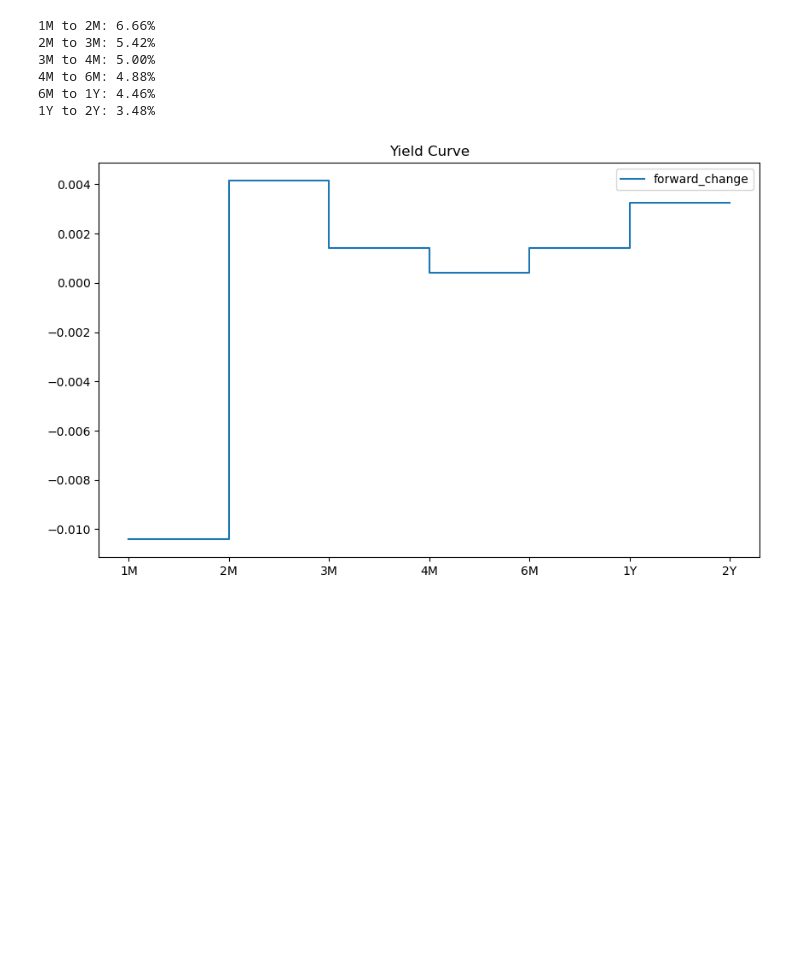
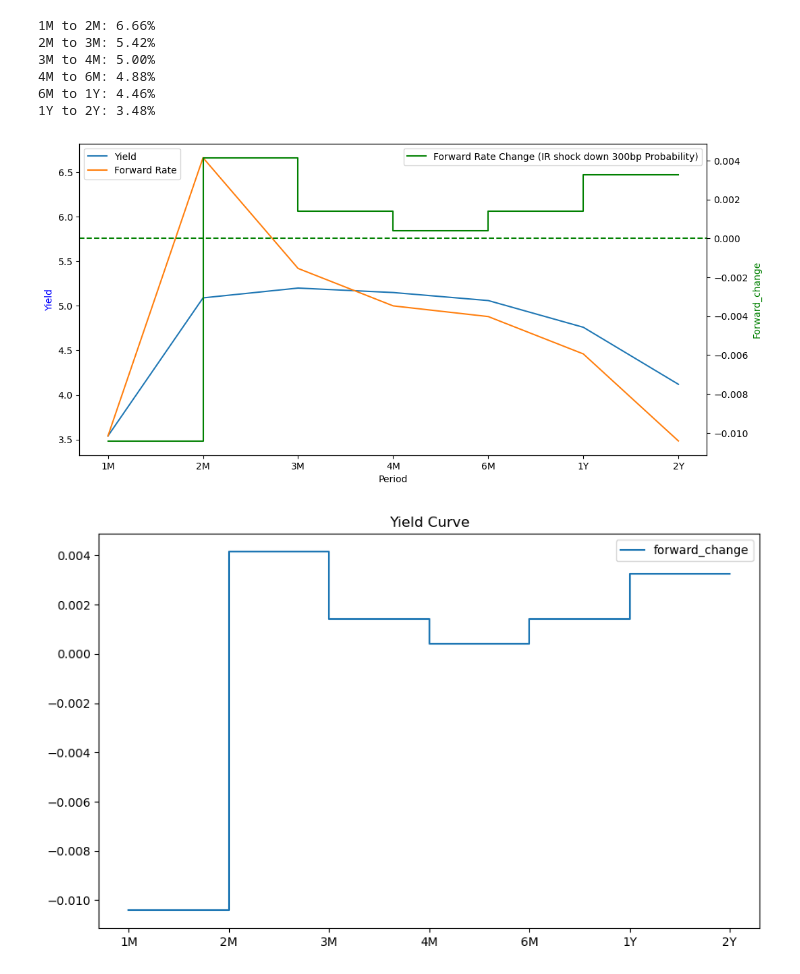
Before and after one commit to joyyuan89/FinAI, a Jupyter notebook: case_study/yield_curve_prediction/yield_curve.ipynb, the cells around one changed output. Saved outputs shown, nothing was run; the diff lists cells and outputs as text; code cells hidden in the pictures; blank space fills up the shorter version.

```diff
--- a/case_study/yield_curve_prediction/yield_curve.ipynb
+++ b/case_study/yield_curve_prediction/yield_curve.ipynb
@@ -101,6 +101,27 @@ curve = curve[['Period 1','Period 2', 'Rate_yield','Rate_forward',"forward_chang
 curve['forward_change'] = curve['Rate_forward'].diff().div(-300)
 # move up one row for forward change
 curve['forward_change'] = curve['forward_change'].shift(-1)
+# %%
+# plot the two curve in one plot
+fig, ax1 = plt.subplots(figsize=(12, 6))
+ax2 = ax1.twinx()
+
+ax1.plot(curve['Period 2'], curve['Rate_yield'])
+ax1.plot(curve['Period 2'], curve['Rate_forward'])
+ax2.plot(curve['Period 2'], curve['forward_change'].interpolate(), drawstyle='steps-post', color='g') # legend='Forward Rate Change (IR shock down 300bp Probability)'
+ax1.set_xlabel('Period')
+ax1.set_ylabel('Yield', color='b')
+ax2.set_ylabel('Forward_change', color='g')
+#add a dash line at y=0
+ax2.axhline(y=0, color='g', linestyle='--')
+
+# add legends
+ax1.legend(['Yield', 'Forward Rate'], loc='upper left')
+ax2.legend(['Forward Rate Change (IR shock down 300bp Probability)'], loc='upper right')
+
+plt.show()
+# %% [output]
+[figure, added]
 # %%
 # step plot the forward change, x axis is period 2
 curve['forward_change'].interpolate().plot(figsize=(10, 6), title='Yield Curve', legend=True, drawstyle='steps-post')
```
Also changed, not shown: 3 other files.
